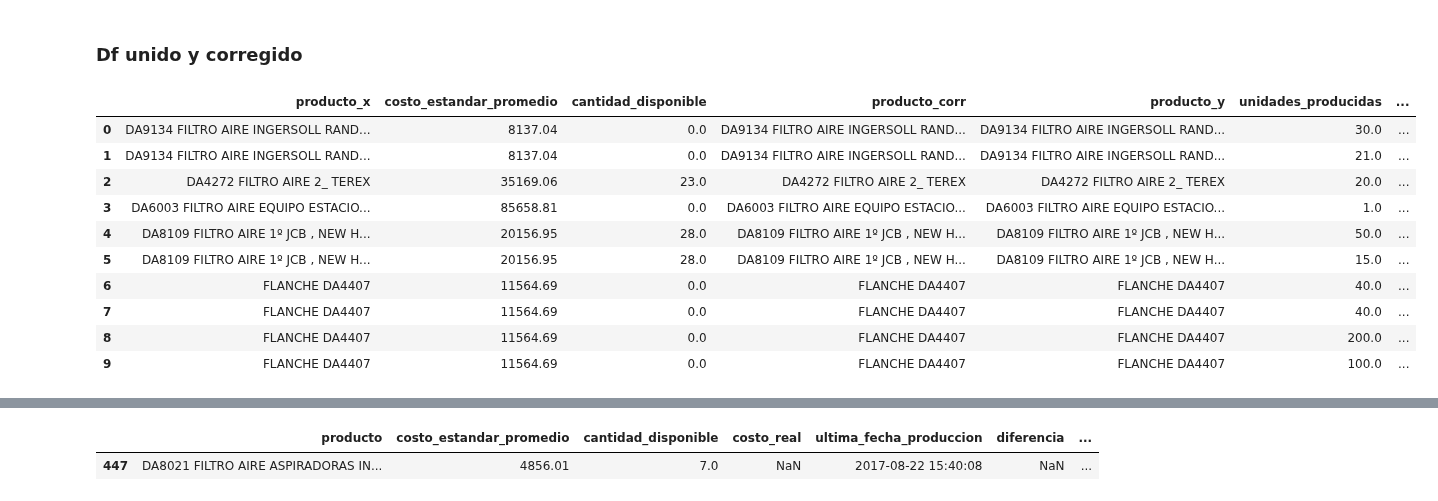
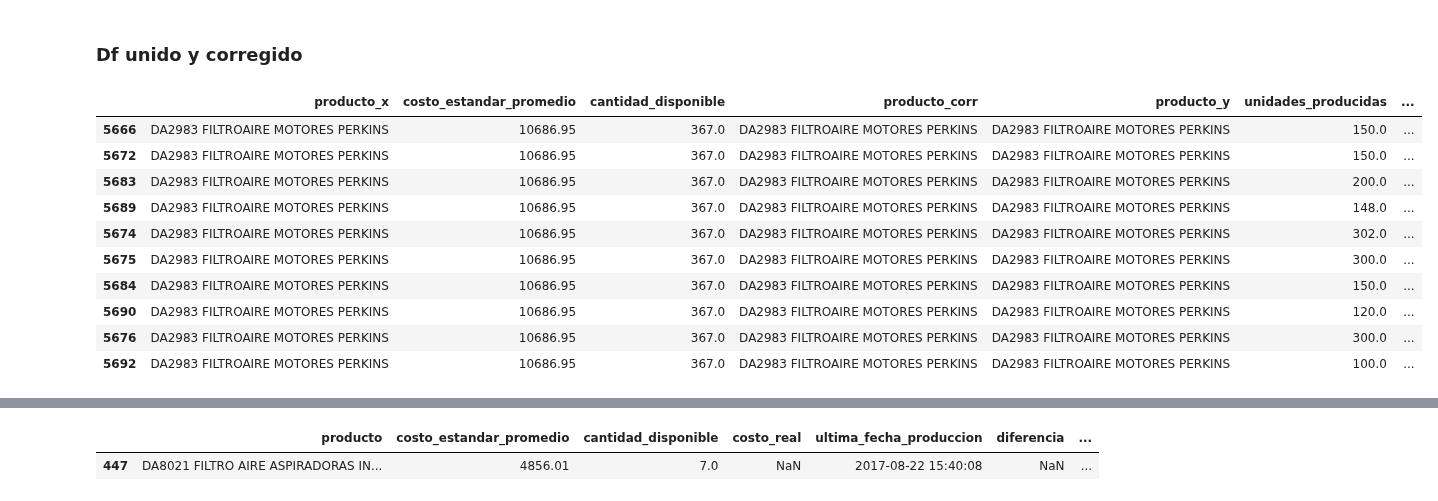
Before and after one commit to FiltrosDonsson/Proyectos-Data-analyst, a Jupyter notebook: PRORUDCCION/costo_produccion.ipynb, the cells around one changed output, grey strips where cells are left out. Drawn from its saved outputs; the diff is of its cells as text; code cells hidden in the pictures.

```diff
--- a/PRORUDCCION/costo_produccion.ipynb
+++ b/PRORUDCCION/costo_produccion.ipynb
@@ -302,17 +310,17 @@ ops_con_costo[ops_con_costo["costo_promedio"]==0]  # Comprobamos que no quedo ni
 # %% [markdown]
 ### Df unido y corregido
 # %%
-df_unido_corr.head(10)
+df_unido_corr[df_unido_corr["producto_x"].str.contains("DA2983")].sample(10)
 # %% [output]
 |  | producto_x | costo_estandar_promedio | cantidad_disponible | producto_corr | producto_y | unidades_producidas | ... |
-| 0 | DA9134 FILTRO AIRE INGERSOLL RAND... | 8137.04 | 0.0 | DA9134 FILTRO AIRE INGERSOLL RAND... | DA9134 FILTRO AIRE INGERSOLL RAND... | 30.0 | ... |
-| 1 | DA9134 FILTRO AIRE INGERSOLL RAND... | 8137.04 | 0.0 | DA9134 FILTRO AIRE INGERSOLL RAND... | DA9134 FILTRO AIRE INGERSOLL RAND... | 21.0 | ... |
-| 2 | DA4272 FILTRO AIRE 2_ TEREX | 35169.06 | 23.0 | DA4272 FILTRO AIRE 2_ TEREX | DA4272 FILTRO AIRE 2_ TEREX | 20.0 | ... |
-| 3 | DA6003 FILTRO AIRE EQUIPO ESTACIO... | 85658.81 | 0.0 | DA6003 FILTRO AIRE EQUIPO ESTACIO... | DA6003 FILTRO AIRE EQUIPO ESTACIO... | 1.0 | ... |
-| 4 | DA8109 FILTRO AIRE 1º JCB , NEW H... | 20156.95 | 28.0 | DA8109 FILTRO AIRE 1º JCB , NEW H... | DA8109 FILTRO AIRE 1º JCB , NEW H... | 50.0 | ... |
-| 5 | DA8109 FILTRO AIRE 1º JCB , NEW H... | 20156.95 | 28.0 | DA8109 FILTRO AIRE 1º JCB , NEW H... | DA8109 FILTRO AIRE 1º JCB , NEW H... | 15.0 | ... |
-| 6 | FLANCHE DA4407 | 11564.69 | 0.0 | FLANCHE DA4407 | FLANCHE DA4407 | 40.0 | ... |
-| 7 | FLANCHE DA4407 | 11564.69 | 0.0 | FLANCHE DA4407 | FLANCHE DA4407 | 40.0 | ... |
-| 8 | FLANCHE DA4407 | 11564.69 | 0.0 | FLANCHE DA4407 | FLANCHE DA4407 | 200.0 | ... |
-| 9 | FLANCHE DA4407 | 11564.69 | 0.0 | FLANCHE DA4407 | FLANCHE DA4407 | 100.0 | ... |
+| 5666 | DA2983 FILTROAIRE MOTORES PERKINS | 10686.95 | 367.0 | DA2983 FILTROAIRE MOTORES PERKINS | DA2983 FILTROAIRE MOTORES PERKINS | 150.0 | ... |
+| 5672 | DA2983 FILTROAIRE MOTORES PERKINS | 10686.95 | 367.0 | DA2983 FILTROAIRE MOTORES PERKINS | DA2983 FILTROAIRE MOTORES PERKINS | 150.0 | ... |
+| 5683 | DA2983 FILTROAIRE MOTORES PERKINS | 10686.95 | 367.0 | DA2983 FILTROAIRE MOTORES PERKINS | DA2983 FILTROAIRE MOTORES PERKINS | 200.0 | ... |
+| 5689 | DA2983 FILTROAIRE MOTORES PERKINS | 10686.95 | 367.0 | DA2983 FILTROAIRE MOTORES PERKINS | DA2983 FILTROAIRE MOTORES PERKINS | 148.0 | ... |
+| 5674 | DA2983 FILTROAIRE MOTORES PERKINS | 10686.95 | 367.0 | DA2983 FILTROAIRE MOTORES PERKINS | DA2983 FILTROAIRE MOTORES PERKINS | 302.0 | ... |
+| 5675 | DA2983 FILTROAIRE MOTORES PERKINS | 10686.95 | 367.0 | DA2983 FILTROAIRE MOTORES PERKINS | DA2983 FILTROAIRE MOTORES PERKINS | 300.0 | ... |
+| 5684 | DA2983 FILTROAIRE MOTORES PERKINS | 10686.95 | 367.0 | DA2983 FILTROAIRE MOTORES PERKINS | DA2983 FILTROAIRE MOTORES PERKINS | 150.0 | ... |
+| 5690 | DA2983 FILTROAIRE MOTORES PERKINS | 10686.95 | 367.0 | DA2983 FILTROAIRE MOTORES PERKINS | DA2983 FILTROAIRE MOTORES PERKINS | 120.0 | ... |
+| 5676 | DA2983 FILTROAIRE MOTORES PERKINS | 10686.95 | 367.0 | DA2983 FILTROAIRE MOTORES PERKINS | DA2983 FILTROAIRE MOTORES PERKINS | 300.0 | ... |
+| 5692 | DA2983 FILTROAIRE MOTORES PERKINS | 10686.95 | 367.0 | DA2983 FILTROAIRE MOTORES PERKINS | DA2983 FILTROAIRE MOTORES PERKINS | 100.0 | ... |
 # %%
```
Also changed, not shown: parts of 10 cells of this notebook, 11 other files.
